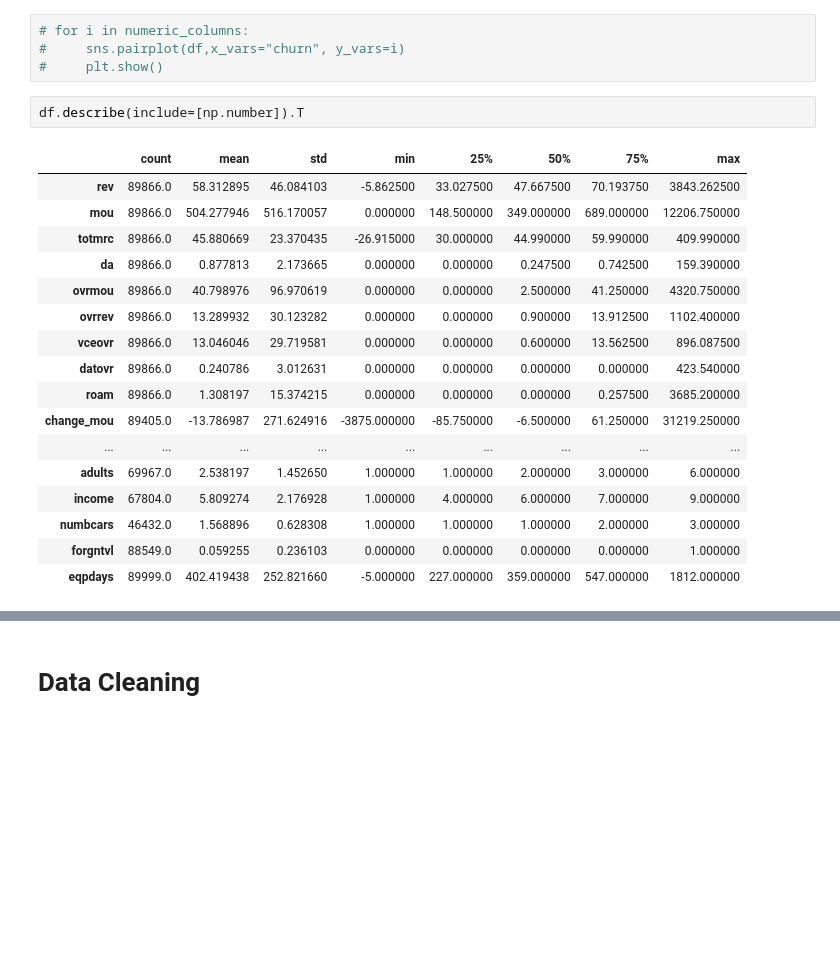
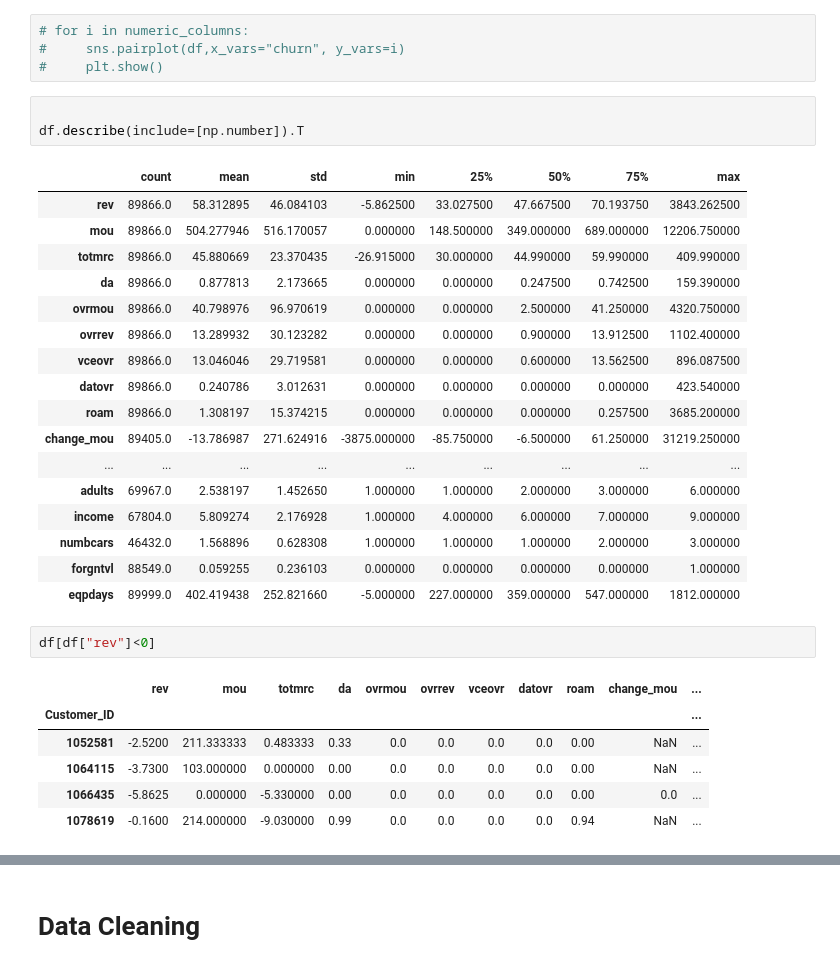
Before and after one commit to rsteelh/telecomML, a Jupyter notebook: SUP ML 1 - Preprocessing.ipynb, the cells around one changed output, grey strips where cells are left out. Saved outputs shown, nothing was run; the diff lists cells and outputs as text; blank space fills up the shorter version.

```diff
--- a/SUP ML 1 - Preprocessing.ipynb
+++ b/SUP ML 1 - Preprocessing.ipynb
@@ -257,6 +280,7 @@ Name: count, dtype: int64
 #     sns.pairplot(df,x_vars="churn", y_vars=i)
 #     plt.show()
 # %%
+
 df.describe(include=[np.number]).T
 # %% [output]
 |  | count | mean | std | min | 25% | 50% | 75% | max |
@@ -276,3 +300,12 @@ df.describe(include=[np.number]).T
 | numbcars | 46432.0 | 1.568896 | 0.628308 | 1.000000 | 1.000000 | 1.000000 | 2.000000 | 3.000000 |
 | forgntvl | 88549.0 | 0.059255 | 0.236103 | 0.000000 | 0.000000 | 0.000000 | 0.000000 | 1.000000 |
 | eqpdays | 89999.0 | 402.419438 | 252.821660 | -5.000000 | 227.000000 | 359.000000 | 547.000000 | 1812.000000 |
+# %%
+df[df["rev"]<0]
+# %% [output]
+|  | rev | mou | totmrc | da | ovrmou | ovrrev | vceovr | datovr | roam | change_mou | ... |
+| Customer_ID |  |  |  |  |  |  |  |  |  |  | ... |
+| 1052581 | -2.5200 | 211.333333 | 0.483333 | 0.33 | 0.0 | 0.0 | 0.0 | 0.0 | 0.00 | NaN | ... |
+| 1064115 | -3.7300 | 103.000000 | 0.000000 | 0.00 | 0.0 | 0.0 | 0.0 | 0.0 | 0.00 | NaN | ... |
+| 1066435 | -5.8625 | 0.000000 | -5.330000 | 0.00 | 0.0 | 0.0 | 0.0 | 0.0 | 0.00 | 0.0 | ... |
+| 1078619 | -0.1600 | 214.000000 | -9.030000 | 0.99 | 0.0 | 0.0 | 0.0 | 0.0 | 0.94 | NaN | ... |
```
Also changed, not shown: parts of 28 cells of this notebook, 6 other files.
